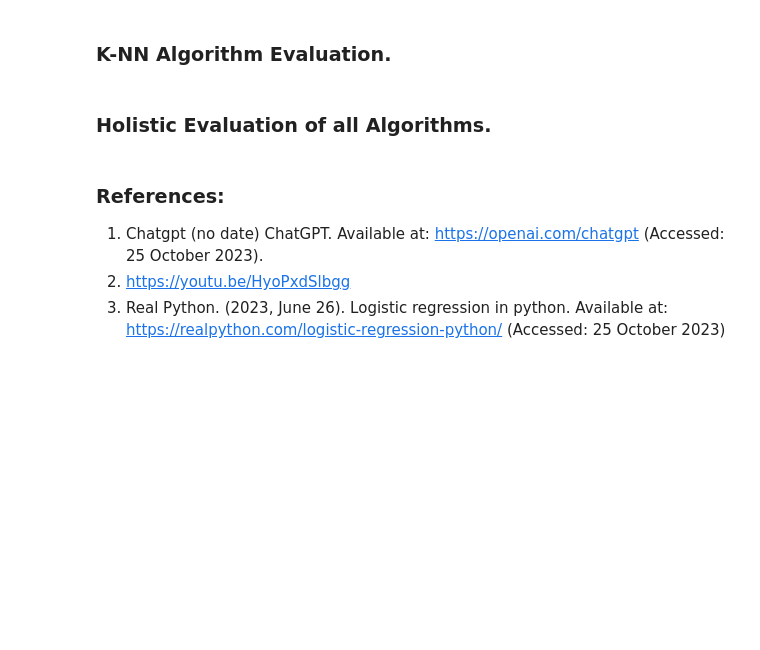
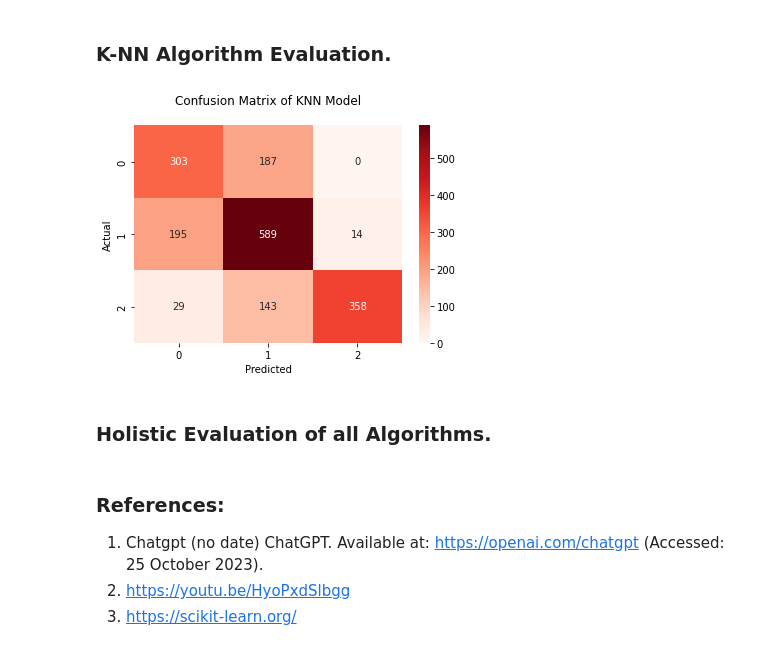
Before and after one commit to uchechim/CSCI6515_ML_Project, a Jupyter notebook: Code_B00949727_DS_1.ipynb, the cells around one changed output. Saved outputs shown, nothing was run; the diff lists cells and outputs as text; code cells hidden in the pictures; blank space fills up the shorter version.

```diff
--- a/Code_B00949727_DS_1.ipynb
+++ b/Code_B00949727_DS_1.ipynb
@@ -434,10 +434,26 @@ plt.show()
 #Reference [Source #1]
 #Apply K-NN
 from sklearn.neighbors import KNeighborsClassifier
+
+knn_classifier = KNeighborsClassifier(n_neighbors=7)
+knn_classifier.fit(X_train, y_train)
+
+knn_y_pred = knn_classifier.predict(X_test)
 # %% [markdown]
 ### K-NN Algorithm Evaluation.
 # %%
 #Reference [Source #1]
+
+knn_confusion_matrix = confusion_matrix(knn_y_pred, y_test)
+
+sns.heatmap(knn_confusion_matrix, annot=True, cmap="Reds", fmt='.0f')
+plt.xlabel("Predicted")
+plt.ylabel("Actual")
+plt.title("Confusion Matrix of KNN Model\n")
+
+plt.show()
+# %% [output]
+[figure, added]
 # %% [markdown]
 ### Holistic Evaluation of all Algorithms.
 # %%
@@ -448,4 +465,4 @@ from sklearn.neighbors import KNeighborsClassifier
 
 1. Chatgpt (no date) ChatGPT. Available at: https://openai.com/chatgpt (Accessed: 25 October 2023).
 2. https://youtu.be/HyoPxdSlbgg
-3. Real Python. (2023, June 26). Logistic regression in python. Available at: https://realpython.com/logistic-regression-python/ (Accessed: 25 October 2023)
+3. https://scikit-learn.org/
```
Also changed, not shown: parts of 1 cell of this notebook.
